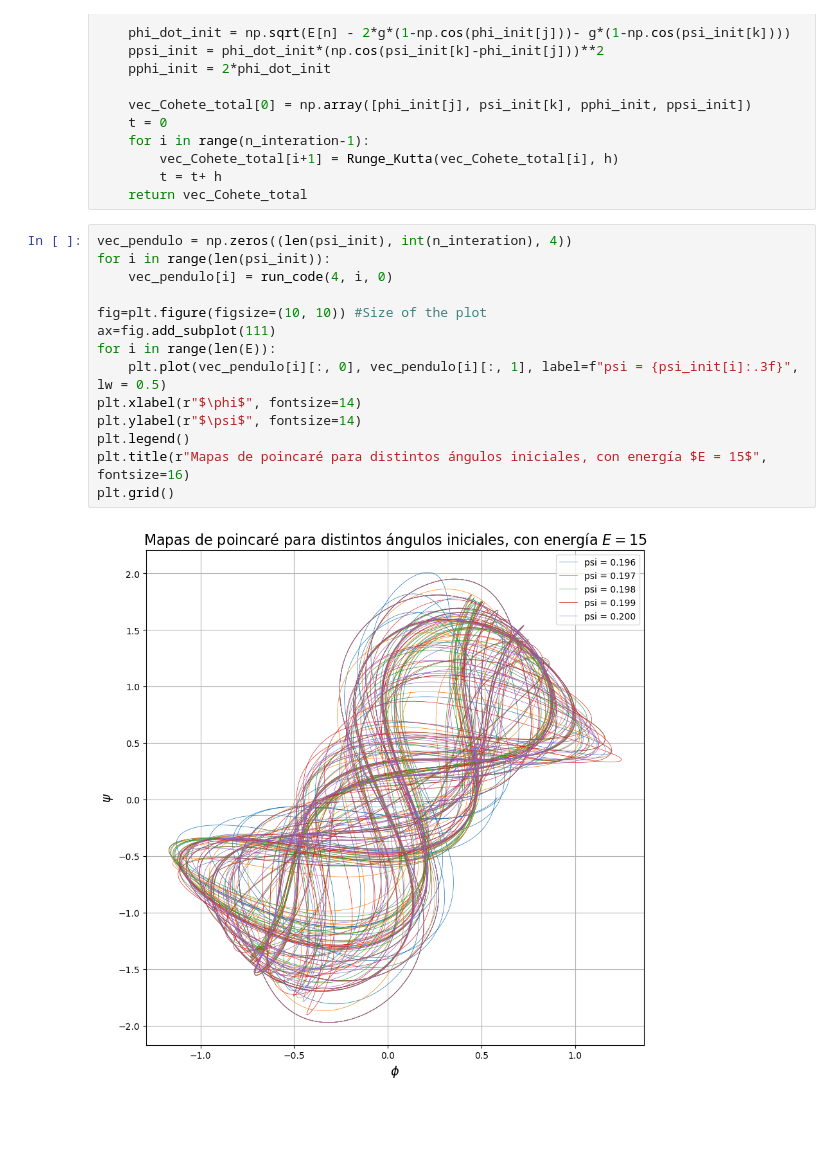
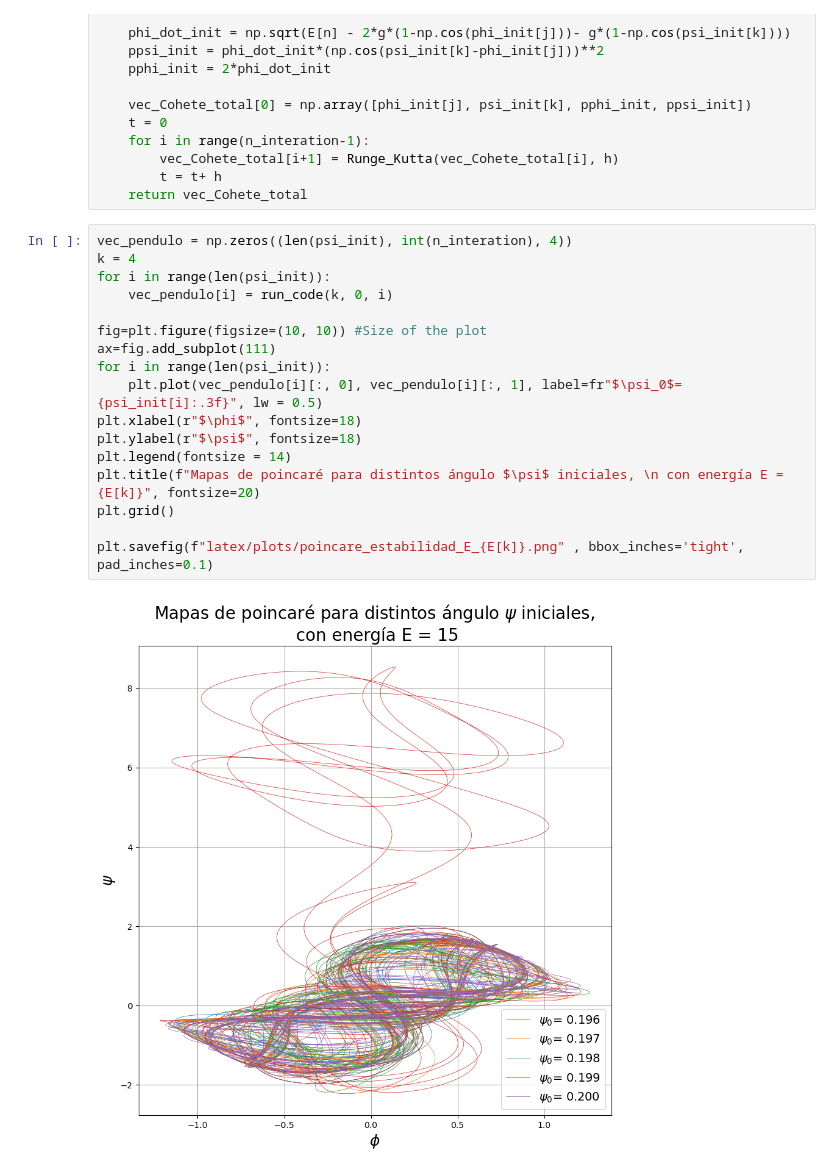
Before and after one commit to liuzhuozhuo/Compu2324, a Jupyter notebook: voluntario2/estabilidad.ipynb, the cells around one changed output. Saved outputs shown, nothing was run; the diff lists cells and outputs as text; blank space fills up the shorter version.

Commit message:
continue with latex, and add plots to optimización

```diff
--- a/voluntario2/estabilidad.ipynb
+++ b/voluntario2/estabilidad.ipynb
@@ -71,17 +71,20 @@ def run_code(n, j, k):
     return vec_Cohete_total
 # %%
 vec_pendulo = np.zeros((len(psi_init), int(n_interation), 4))
+k = 4
 for i in range(len(psi_init)):
-    vec_pendulo[i] = run_code(4, i, 0)
+    vec_pendulo[i] = run_code(k, 0, i)
 
 fig=plt.figure(figsize=(10, 10)) #Size of the plot
 ax=fig.add_subplot(111)
-for i in range(len(E)):
-    plt.plot(vec_pendulo[i][:, 0], vec_pendulo[i][:, 1], label=f"psi = {psi_init[i]:.3f}", lw = 0.5)
-plt.xlabel(r"$\phi$", fontsize=14)
-plt.ylabel(r"$\psi$", fontsize=14)
-plt.legend()
-plt.title(r"Mapas de poincaré para distintos ángulos iniciales, con energía $E = 15$", fontsize=16)
+for i in range(len(psi_init)):
+    plt.plot(vec_pendulo[i][:, 0], vec_pendulo[i][:, 1], label=fr"$\psi_0$= {psi_init[i]:.3f}", lw = 0.5)
+plt.xlabel(r"$\phi$", fontsize=18)
+plt.ylabel(r"$\psi$", fontsize=18)
+plt.legend(fontsize = 14)
+plt.title(f"Mapas de poincaré para distintos ángulo $\psi$ iniciales, \n con energía E = {E[k]}", fontsize=20)
 plt.grid()
+
+plt.savefig(f"latex/plots/poincare_estabilidad_E_{E[k]}.png" , bbox_inches='tight', pad_inches=0.1)
 # %% [output]
-[figure, old version]
+[figure, new version]
```
Also changed, not shown: 13 other files.
